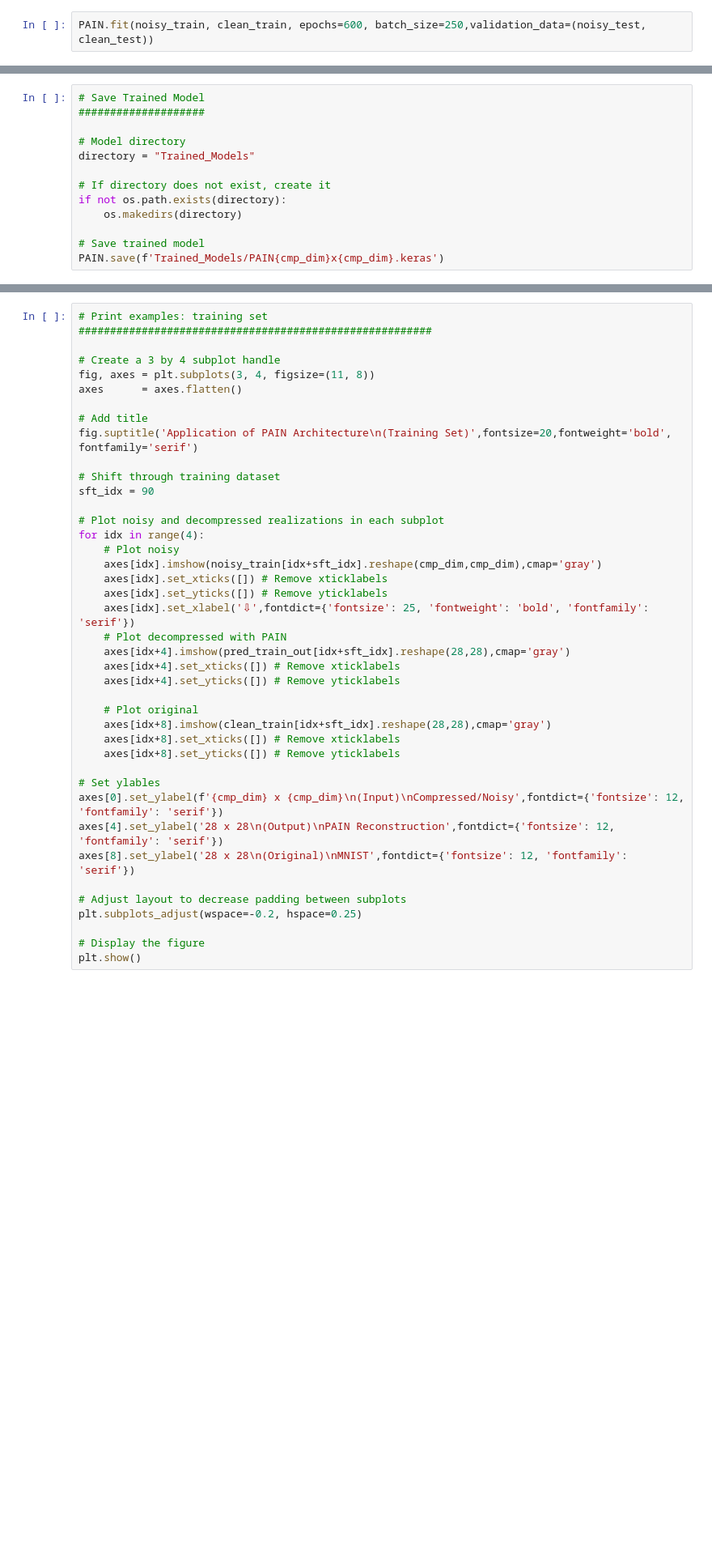
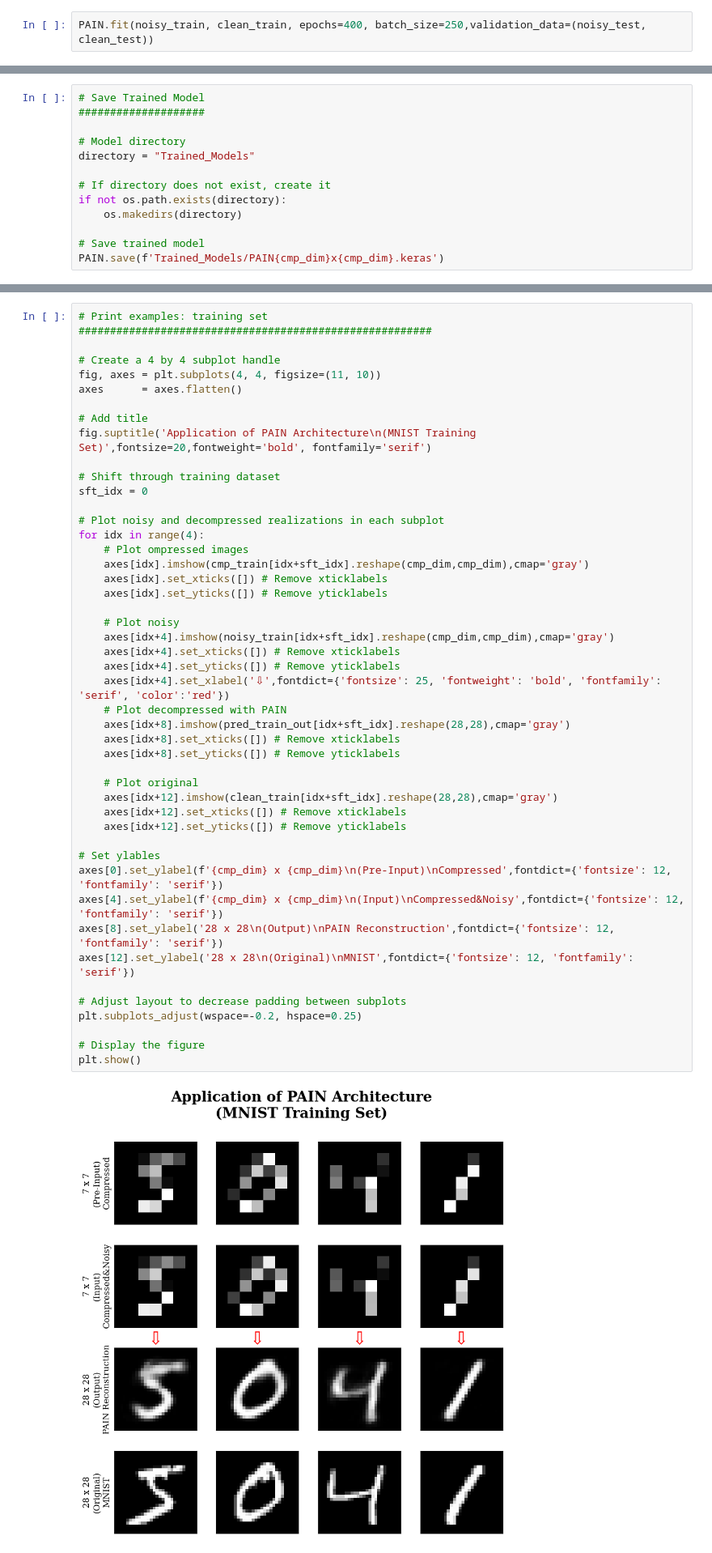
Before and after one commit to FS-CodeBase/Deep-Learning-Architectures-for-CompressedNoisy-Image-Signal-Recovery, a Jupyter notebook: PAIN_TrainTest.ipynb, the cells around one changed output, grey strips where cells are left out. Shown at 81% size. Drawn from its saved outputs; the diff is of its cells as text; blank space fills up the shorter version.

Commit message:
Updated PAIN for MNIST and created Jupyter Notebook for PAIN using EMNIST letters dataset

```diff
--- a/PAIN_TrainTest.ipynb
+++ b/PAIN_TrainTest.ipynb
@@ -126,4 +116,4 @@ RMSp = tf.keras.optimizers.RMSprop(learning_rate=0.05)
 ###################
 PAIN.compile(optimizer=RMSp, loss='mean_squared_error')
 # %%
-PAIN.fit(noisy_train, clean_train, epochs=600, batch_size=250,validation_data=(noisy_test, clean_test))
+PAIN.fit(noisy_train, clean_train, epochs=400, batch_size=250,validation_data=(noisy_test, clean_test))
@@ -146,44 +157,52 @@ pred_train_out = PAIN.predict(noisy_train)
 # %%
 # Print examples: training set
 ########################################################
 
-# Create a 3 by 4 subplot handle
-fig, axes = plt.subplots(3, 4, figsize=(11, 8))
+# Create a 4 by 4 subplot handle
+fig, axes = plt.subplots(4, 4, figsize=(11, 10))
 axes      = axes.flatten()
 
 # Add title
-fig.suptitle('Application of PAIN Architecture\n(Training Set)',fontsize=20,fontweight='bold', fontfamily='serif')
+fig.suptitle('Application of PAIN Architecture\n(MNIST Training Set)',fontsize=20,fontweight='bold', fontfamily='serif')
 
 # Shift through training dataset
-sft_idx = 90
+sft_idx = 0
 
 # Plot noisy and decompressed realizations in each subplot
 for idx in range(4):
-    # Plot noisy
-    axes[idx].imshow(noisy_train[idx+sft_idx].reshape(cmp_dim,cmp_dim),cmap='gray')
+    # Plot ompressed images
+    axes[idx].imshow(cmp_train[idx+sft_idx].reshape(cmp_dim,cmp_dim),cmap='gray')
     axes[idx].set_xticks([]) # Remove xticklabels
     axes[idx].set_yticks([]) # Remove yticklabels
-    axes[idx].set_xlabel('⇩',fontdict={'fontsize': 25, 'fontweight': 'bold', 'fontfamily': 'serif'})
-    # Plot decompressed with PAIN
-    axes[idx+4].imshow(pred_train_out[idx+sft_idx].reshape(28,28),cmap='gray')
+
+    # Plot noisy
+    axes[idx+4].imshow(noisy_train[idx+sft_idx].reshape(cmp_dim,cmp_dim),cmap='gray')
     axes[idx+4].set_xticks([]) # Remove xticklabels
     axes[idx+4].set_yticks([]) # Remove yticklabels
-
-    # Plot original
-    axes[idx+8].imshow(clean_train[idx+sft_idx].reshape(28,28),cmap='gray')
+    axes[idx+4].set_xlabel('⇩',fontdict={'fontsize': 25, 'fontweight': 'bold', 'fontfamily': 'serif', 'color':'red'})
+    # Plot decompressed with PAIN
+    axes[idx+8].imshow(pred_train_out[idx+sft_idx].reshape(28,28),cmap='gray')
     axes[idx+8].set_xticks([]) # Remove xticklabels
     axes[idx+8].set_yticks([]) # Remove yticklabels
 
+    # Plot original
+    axes[idx+12].imshow(clean_train[idx+sft_idx].reshape(28,28),cmap='gray')
+    axes[idx+12].set_xticks([]) # Remove xticklabels
+    axes[idx+12].set_yticks([]) # Remove yticklabels
+
 # Set ylables
-axes[0].set_ylabel(f'{cmp_dim} x {cmp_dim}\n(Input)\nCompressed/Noisy',fontdict={'fontsize': 12, 'fontfamily': 'serif'})
-axes[4].set_ylabel('28 x 28\n(Output)\nPAIN Reconstruction',fontdict={'fontsize': 12, 'fontfamily': 'serif'})
-axes[8].set_ylabel('28 x 28\n(Original)\nMNIST',fontdict={'fontsize': 12, 'fontfamily': 'serif'})
+axes[0].set_ylabel(f'{cmp_dim} x {cmp_dim}\n(Pre-Input)\nCompressed',fontdict={'fontsize': 12, 'fontfamily': 'serif'})
+axes[4].set_ylabel(f'{cmp_dim} x {cmp_dim}\n(Input)\nCompressed&Noisy',fontdict={'fontsize': 12, 'fontfamily': 'serif'})
+axes[8].set_ylabel('28 x 28\n(Output)\nPAIN Reconstruction',fontdict={'fontsize': 12, 'fontfamily': 'serif'})
+axes[12].set_ylabel('28 x 28\n(Original)\nMNIST',fontdict={'fontsize': 12, 'fontfamily': 'serif'})
 
 # Adjust layout to decrease padding between subplots
 plt.subplots_adjust(wspace=-0.2, hspace=0.25)
 
 # Display the figure
 plt.show()
+# %% [output]
+[figure, added]
 # %%
 # Apply PAIN to all validation inputs
 pred_test_out = PAIN.predict(noisy_test)
```
Also changed, not shown: parts of 7 cells of this notebook, 1 other file.
